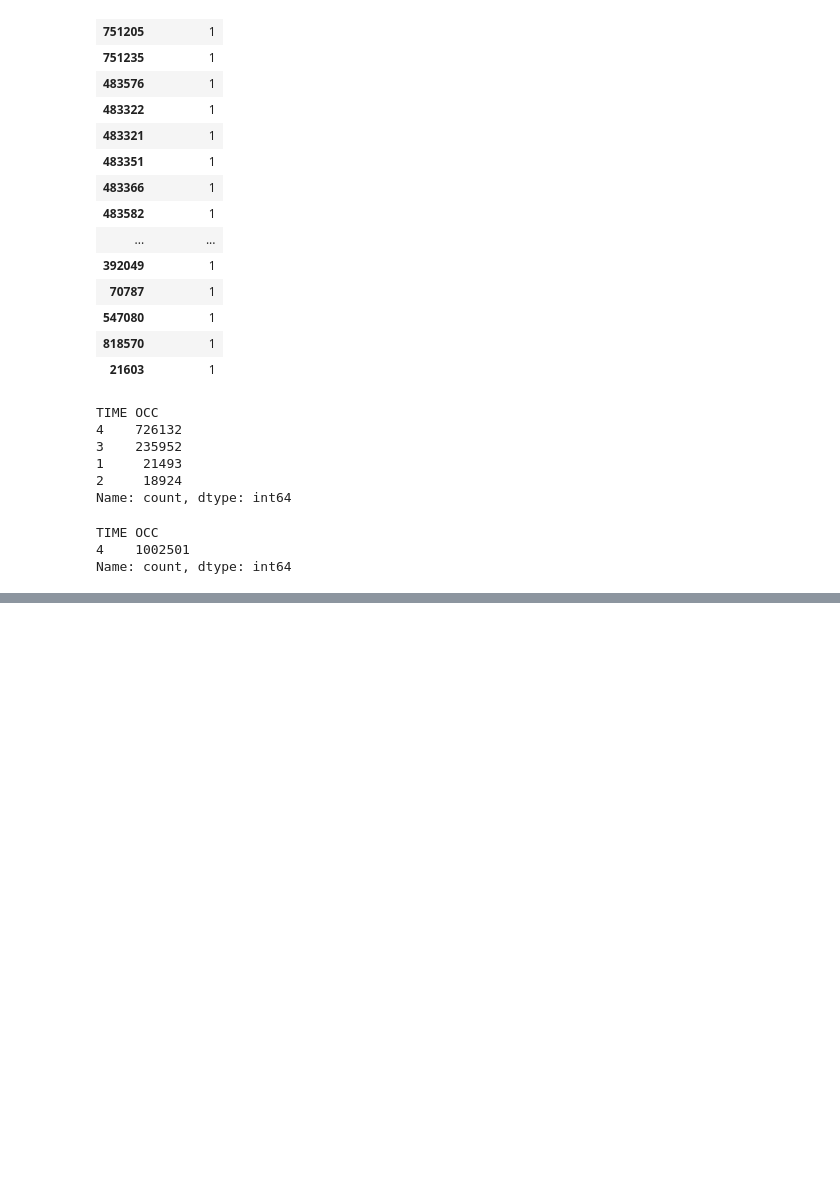
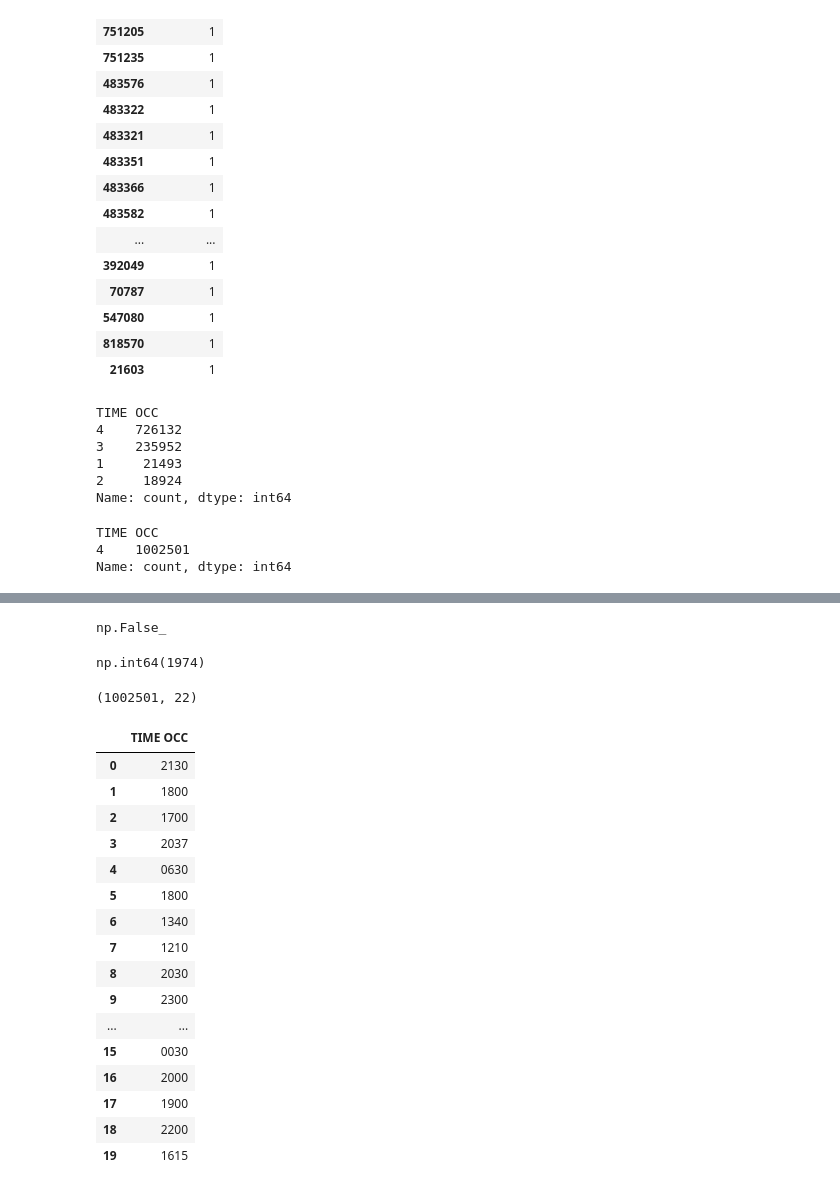
Before and after one commit to qfath001/Crime-Resolution-Prediction-System, a Jupyter notebook: CS620_Data_Science_Project.ipynb, the cells around one changed output, grey strips where cells are left out. Drawn from its saved outputs; the diff is of its cells as text; code cells hidden in the pictures; blank space fills up the shorter version.

```diff
--- a/CS620_Data_Science_Project.ipynb
+++ b/CS620_Data_Science_Project.ipynb
@@ -1006,0 +991,8 @@ os.listdir()
+# %%
+(df['Crm Cd'] == df['Crm Cd 1']).all()
+# %% [output]
+np.False_
+# %%
+(df['Crm Cd'] != df['Crm Cd 1']).sum()
+# %% [output]
+np.int64(1974)
@@ -1006,0 +1001,4 @@ os.listdir()
+# %%
+df.shape
+# %% [output]
+(1002501, 22)
@@ -1006,0 +1008,20 @@ os.listdir()
+# %%
+df[['TIME OCC']].head(20)
+# %% [output]
+|  | TIME OCC |
+| 0 | 2130 |
+| 1 | 1800 |
+| 2 | 1700 |
+| 3 | 2037 |
+| 4 | 0630 |
+| 5 | 1800 |
+| 6 | 1340 |
+| 7 | 1210 |
+| 8 | 2030 |
+| 9 | 2300 |
+| ... | ... |
+| 15 | 0030 |
+| 16 | 2000 |
+| 17 | 1900 |
+| 18 | 2200 |
+| 19 | 1615 |
```
Also changed, not shown: parts of 8 cells of this notebook, 1 other file.
